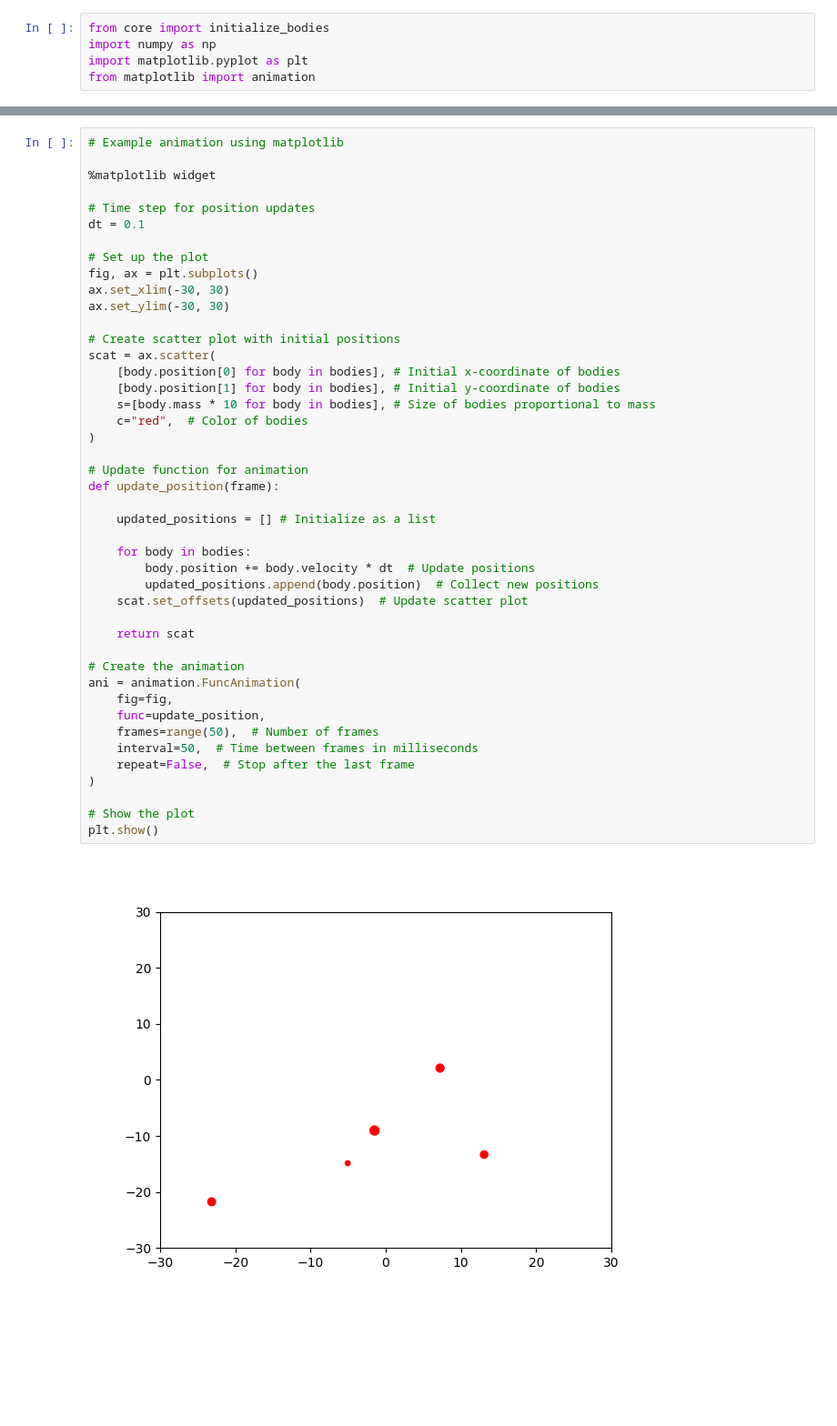
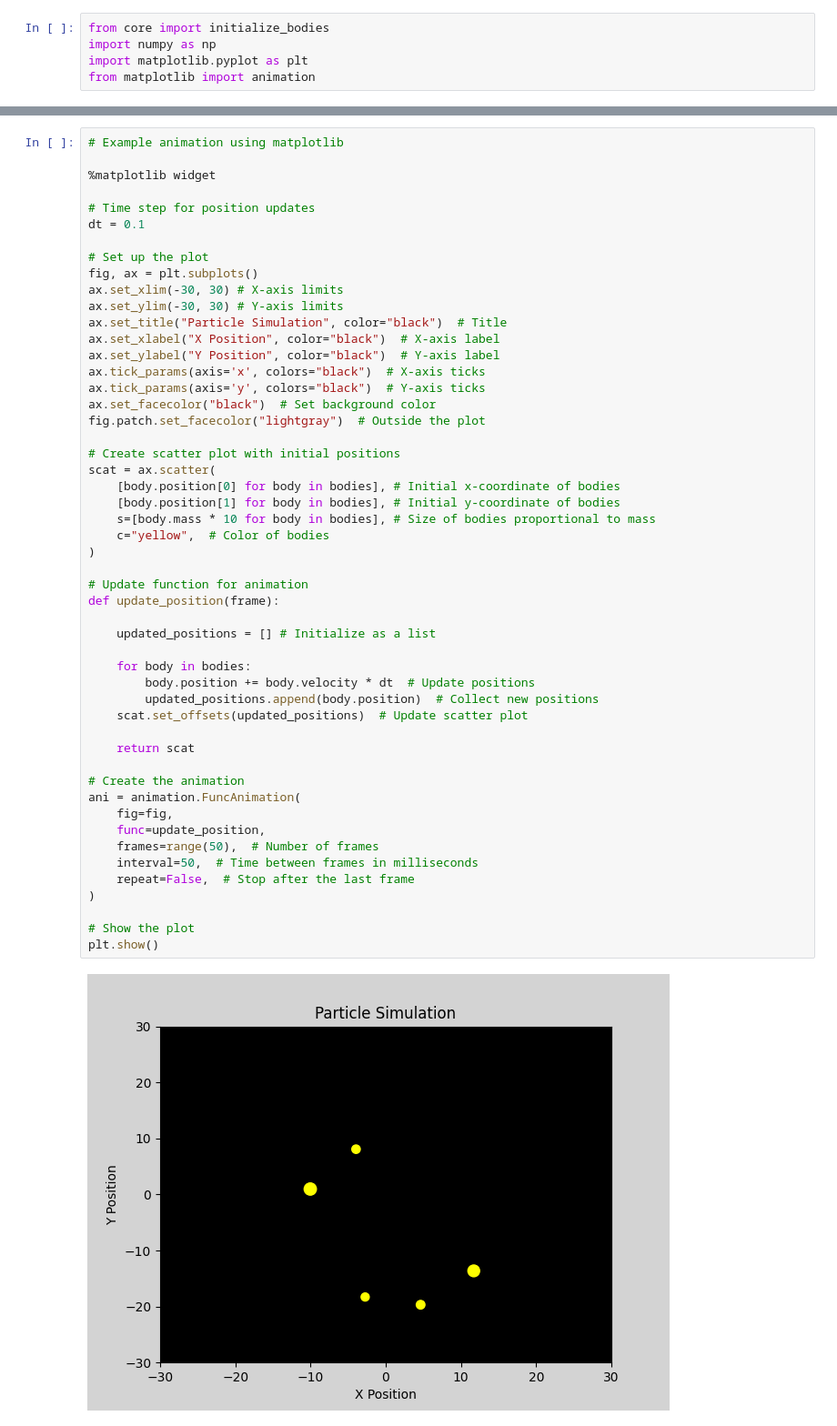
Before and after one commit to eriksewell/phys77-capstone, a Jupyter notebook: simulation.ipynb, the cells around one changed output, grey strips where cells are left out. Shown: that part at 91% size. Cells and saved outputs as stored; diff of their text form; blank space fills up the shorter version.

```diff
--- a/simulation.ipynb
+++ b/simulation.ipynb
@@ -28,39 +28,46 @@ dt = 0.1
 
 # Set up the plot
 fig, ax = plt.subplots()
-ax.set_xlim(-30, 30)
-ax.set_ylim(-30, 30)
+ax.set_xlim(-30, 30) # X-axis limits
+ax.set_ylim(-30, 30) # Y-axis limits
+ax.set_title("Particle Simulation", color="black")  # Title
+ax.set_xlabel("X Position", color="black")  # X-axis label
+ax.set_ylabel("Y Position", color="black")  # Y-axis label
+ax.tick_params(axis='x', colors="black")  # X-axis ticks
+ax.tick_params(axis='y', colors="black")  # Y-axis ticks
+ax.set_facecolor("black")  # Set background color
+fig.patch.set_facecolor("lightgray")  # Outside the plot
 
 # Create scatter plot with initial positions
 scat = ax.scatter(
     [body.position[0] for body in bodies], # Initial x-coordinate of bodies
     [body.position[1] for body in bodies], # Initial y-coordinate of bodies
     s=[body.mass * 10 for body in bodies], # Size of bodies proportional to mass
-    c="red",  # Color of bodies
+    c="yellow",  # Color of bodies
 )
 
 # Update function for animation
 def update_position(frame):
 
     updated_positions = [] # Initialize as a list
 
     for body in bodies:
         body.position += body.velocity * dt  # Update positions
         updated_positions.append(body.position)  # Collect new positions
     scat.set_offsets(updated_positions)  # Update scatter plot
 
     return scat
 
 # Create the animation
 ani = animation.FuncAnimation(
     fig=fig,
     func=update_position,
     frames=range(50),  # Number of frames
     interval=50,  # Time between frames in milliseconds
     repeat=False,  # Stop after the last frame
 )
 
 # Show the plot
 plt.show()
 # %% [output]
-[figure, old version]
+[figure, new version]
```
Also changed, not shown: parts of 1 cell of this notebook.
